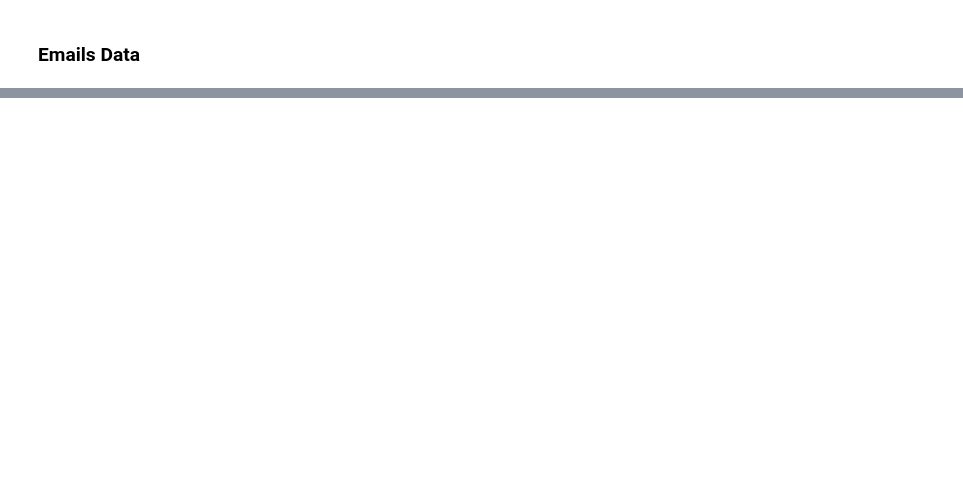
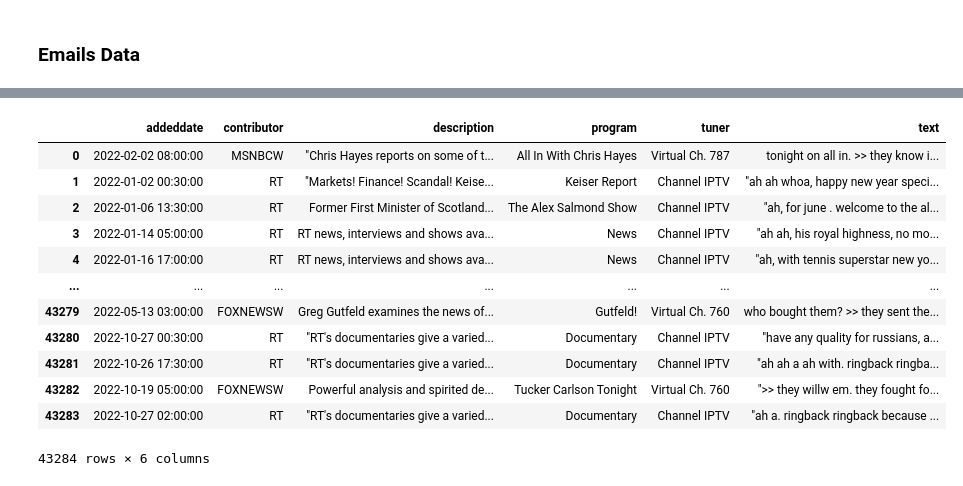
Before and after one commit to RohitMacherla3/narrative-detection-nlp-topicmodeling, a Jupyter notebook: pre-processing.ipynb, the cells around one changed output, grey strips where cells are left out. Drawn from its saved outputs; the diff is of its cells as text; code cells hidden in the pictures; blank space fills up the shorter version.

Commit message:
pre-processing done for all 3 sources

```diff
--- a/pre-processing.ipynb
+++ b/pre-processing.ipynb
@@ -14,0 +8,27 @@ from spellchecker import SpellChecker
+# %%
+def pre_processing(text):
+    if isinstance(text, str):
+
+        # Removing URLs
+        def remove_url(text):
+            pattern = re.compile(r'https?://\S+|www\.\S+')
+            return pattern.sub(r'', text)
+
+        text = remove_url(text)
+
+        # Removing HTML tags
+        def remove_html_tags(text):
+            pattern = re.compile('<.*?>')
+            return pattern.sub(r'', text)
+
+        text = remove_html_tags(text)
+
+        # Removing Emojis
+        def remove_emojis(text):
+            emoji_unicode_dict = emoji.get_emoji_unicode_dict(lang='en')
+            emoji_pattern = re.compile("|".join(emoji_unicode_dict.keys()))
+            return emoji_pattern.sub(r'', text)
+
+        text = remove_emojis(text)
+
+    return text
@@ -82,0 +267,17 @@ emails_df
+# %%
+tv_data['text'] = tv_data['text'].apply(pre_processing)
+tv_data
+# %% [output]
+|  | addeddate | contributor | description | program | tuner | text |
+| 0 | 2022-02-02 08:00:00 | MSNBCW | "Chris Hayes reports on some of t... | All In With Chris Hayes | Virtual Ch. 787 | tonight on all in. >> they know i... |
+| 1 | 2022-01-02 00:30:00 | RT | "Markets! Finance! Scandal! Keise... | Keiser Report | Channel IPTV | "ah ah whoa, happy new year speci... |
+| 2 | 2022-01-06 13:30:00 | RT | Former First Minister of Scotland... | The Alex Salmond Show | Channel IPTV | "ah, for june . welcome to the al... |
+| 3 | 2022-01-14 05:00:00 | RT | RT news, interviews and shows ava... | News | Channel IPTV | "ah ah, his royal highness, no mo... |
+| 4 | 2022-01-16 17:00:00 | RT | RT news, interviews and shows ava... | News | Channel IPTV | "ah, with tennis superstar new yo... |
+| ... | ... | ... | ... | ... | ... | ... |
+| 43279 | 2022-05-13 03:00:00 | FOXNEWSW | Greg Gutfeld examines the news of... | Gutfeld! | Virtual Ch. 760 | who bought them? >> they sent the... |
+| 43280 | 2022-10-27 00:30:00 | RT | "RT's documentaries give a varied... | Documentary | Channel IPTV | "have any quality for russians, a... |
+| 43281 | 2022-10-26 17:30:00 | RT | "RT's documentaries give a varied... | Documentary | Channel IPTV | "ah ah a ah with. ringback ringba... |
+| 43282 | 2022-10-19 05:00:00 | FOXNEWSW | Powerful analysis and spirited de... | Tucker Carlson Tonight | Virtual Ch. 760 | ">> they willw em. they fought fo... |
+| 43283 | 2022-10-27 02:00:00 | RT | "RT's documentaries give a varied... | Documentary | Channel IPTV | "ah a. ringback ringback because ... |
+43284 rows × 6 columns
```
Also changed, not shown: parts of 35 cells of this notebook.
